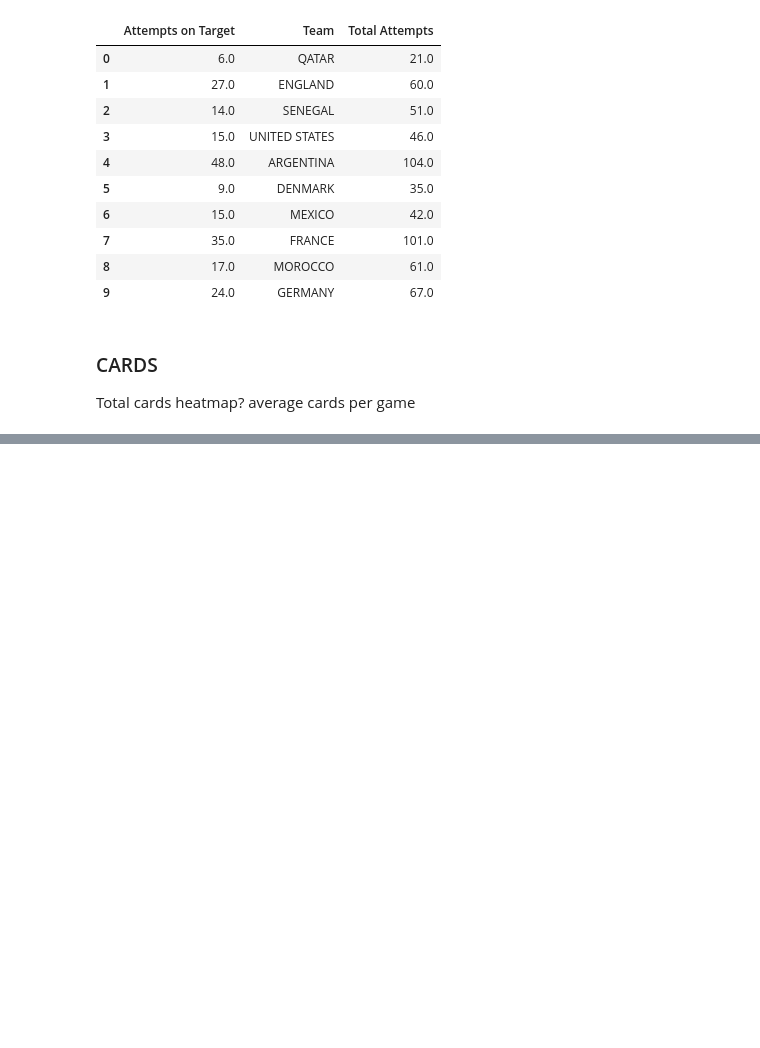
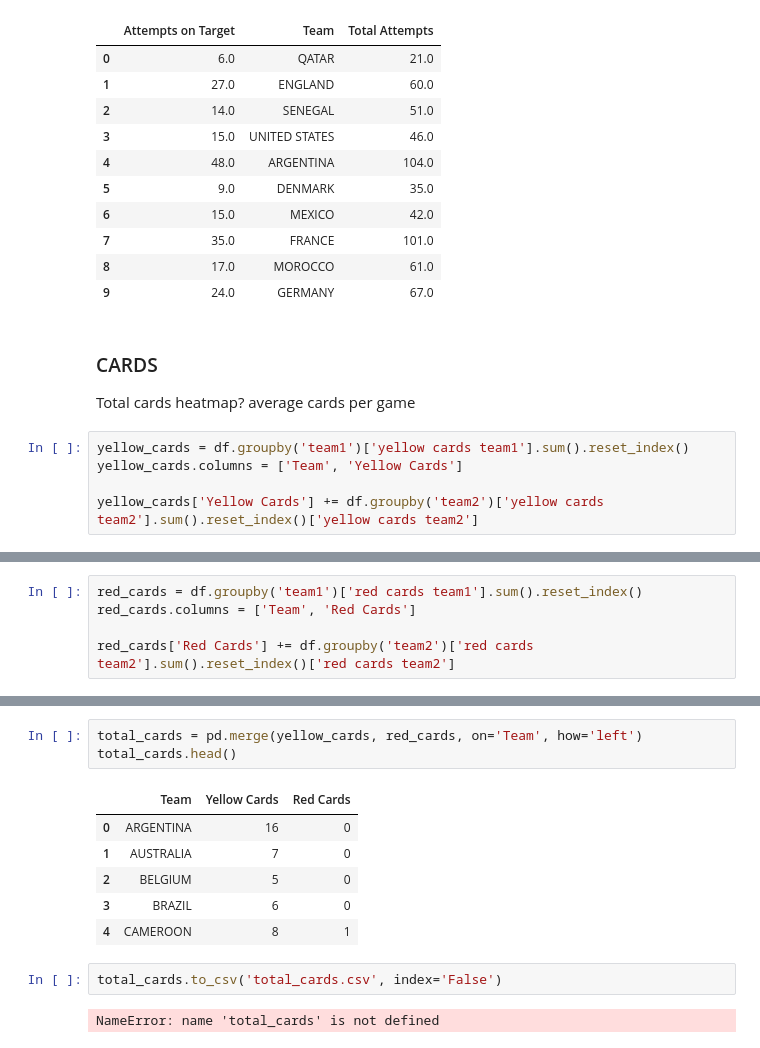
Before and after one commit to DamonLeon/WorldCupDataExploration, a Jupyter notebook: World Cup Analysis.ipynb, the cells around one changed output, grey strips where cells are left out. Saved outputs shown, nothing was run; the diff lists cells and outputs as text; blank space fills up the shorter version.

Commit message:
Reformatting and added total_cards

```diff
--- a/World Cup Analysis.ipynb
+++ b/World Cup Analysis.ipynb
@@ -326,3 +325,8 @@ attempts_df.head(10)
 ### CARDS
 
 Total cards heatmap? average cards per game
+# %%
+yellow_cards = df.groupby('team1')['yellow cards team1'].sum().reset_index()
+yellow_cards.columns = ['Team', 'Yellow Cards']
+
+yellow_cards['Yellow Cards'] += df.groupby('team2')['yellow cards team2'].sum().reset_index()['yellow cards team2']
@@ -328,0 +342,5 @@ Total cards heatmap? average cards per game
+# %%
+red_cards = df.groupby('team1')['red cards team1'].sum().reset_index()
+red_cards.columns = ['Team', 'Red Cards']
+
+red_cards['Red Cards'] += df.groupby('team2')['red cards team2'].sum().reset_index()['red cards team2']
@@ -328,0 +356,14 @@ Total cards heatmap? average cards per game
+# %%
+total_cards = pd.merge(yellow_cards, red_cards, on='Team', how='left')
+total_cards.head()
+# %% [output]
+|  | Team | Yellow Cards | Red Cards |
+| 0 | ARGENTINA | 16 | 0 |
+| 1 | AUSTRALIA | 7 | 0 |
+| 2 | BELGIUM | 5 | 0 |
+| 3 | BRAZIL | 6 | 0 |
+| 4 | CAMEROON | 8 | 1 |
+# %%
+total_cards.to_csv('total_cards.csv', index='False')
+# %% [output]
+NameError: name 'total_cards' is not defined
```
Also changed, not shown: parts of 10 cells of this notebook, 2 other files.
